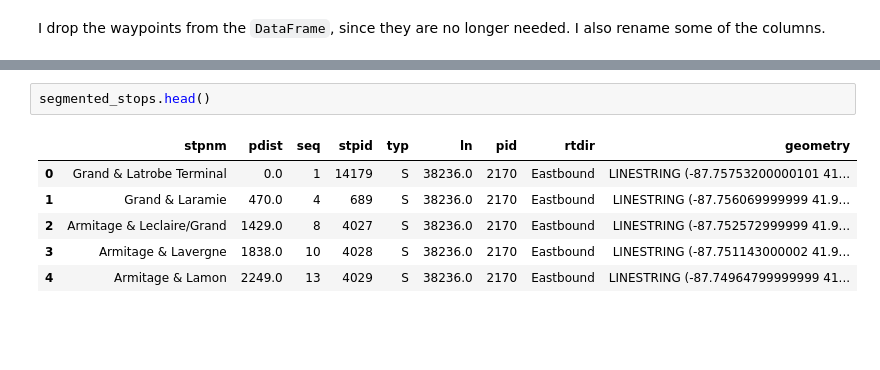
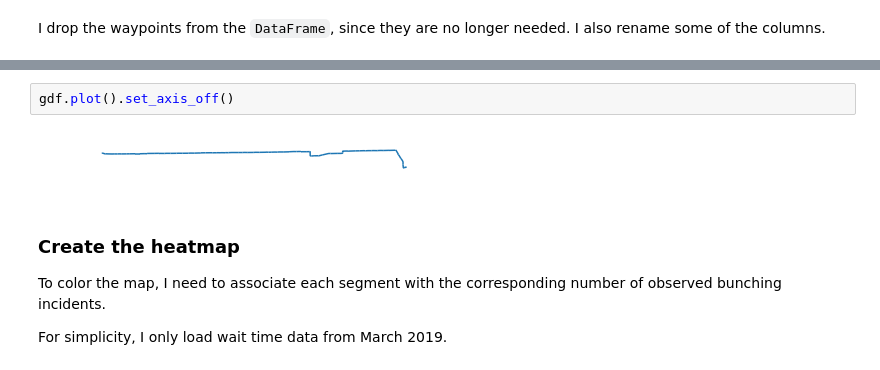
Before and after one commit to AmyLExtraordinaire/ctabus, a Jupyter notebook: notebooks/Visualizing Bus Bunching.ipynb, the cells around one changed output, grey strips where cells are left out. Saved outputs shown, nothing was run; the diff lists cells and outputs as text; blank space fills up the shorter version.

```diff
--- a/notebooks/Visualizing Bus Bunching.ipynb
+++ b/notebooks/Visualizing Bus Bunching.ipynb
@@ -136,11 +146,11 @@ segmented_stops.drop(['lon', 'lat', 'lon_lat', 'coordinates'], inplace=True, axi
-# %%
-segmented_stops.head()
-# %% [output]
-|  | stpnm | pdist | seq | stpid | typ | ln | pid | rtdir | geometry |
-| 0 | Grand & Latrobe Terminal | 0.0 | 1 | 14179 | S | 38236.0 | 2170 | Eastbound | LINESTRING (-87.75753200000101 41... |
-| 1 | Grand & Laramie | 470.0 | 4 | 689 | S | 38236.0 | 2170 | Eastbound | LINESTRING (-87.756069999999 41.9... |
-| 2 | Armitage & Leclaire/Grand | 1429.0 | 8 | 4027 | S | 38236.0 | 2170 | Eastbound | LINESTRING (-87.752572999999 41.9... |
-| 3 | Armitage & Lavergne | 1838.0 | 10 | 4028 | S | 38236.0 | 2170 | Eastbound | LINESTRING (-87.751143000002 41.9... |
-| 4 | Armitage & Lamon | 2249.0 | 13 | 4029 | S | 38236.0 | 2170 | Eastbound | LINESTRING (-87.74964799999999 41... |
+# %%
+gdf.plot().set_axis_off()
+# %% [output]
+[figure, added]
+# %% [markdown]
+### Create the heatmap
+To color the map, I need to associate each segment with the corresponding number of observed bunching incidents.
+
+For simplicity, I only load wait time data from March 2019.
 # %%
 travels_waits = tools.load_travels_waits(73, "Eastbound", "201903")
```
Also changed, not shown: parts of 20 cells of this notebook.
